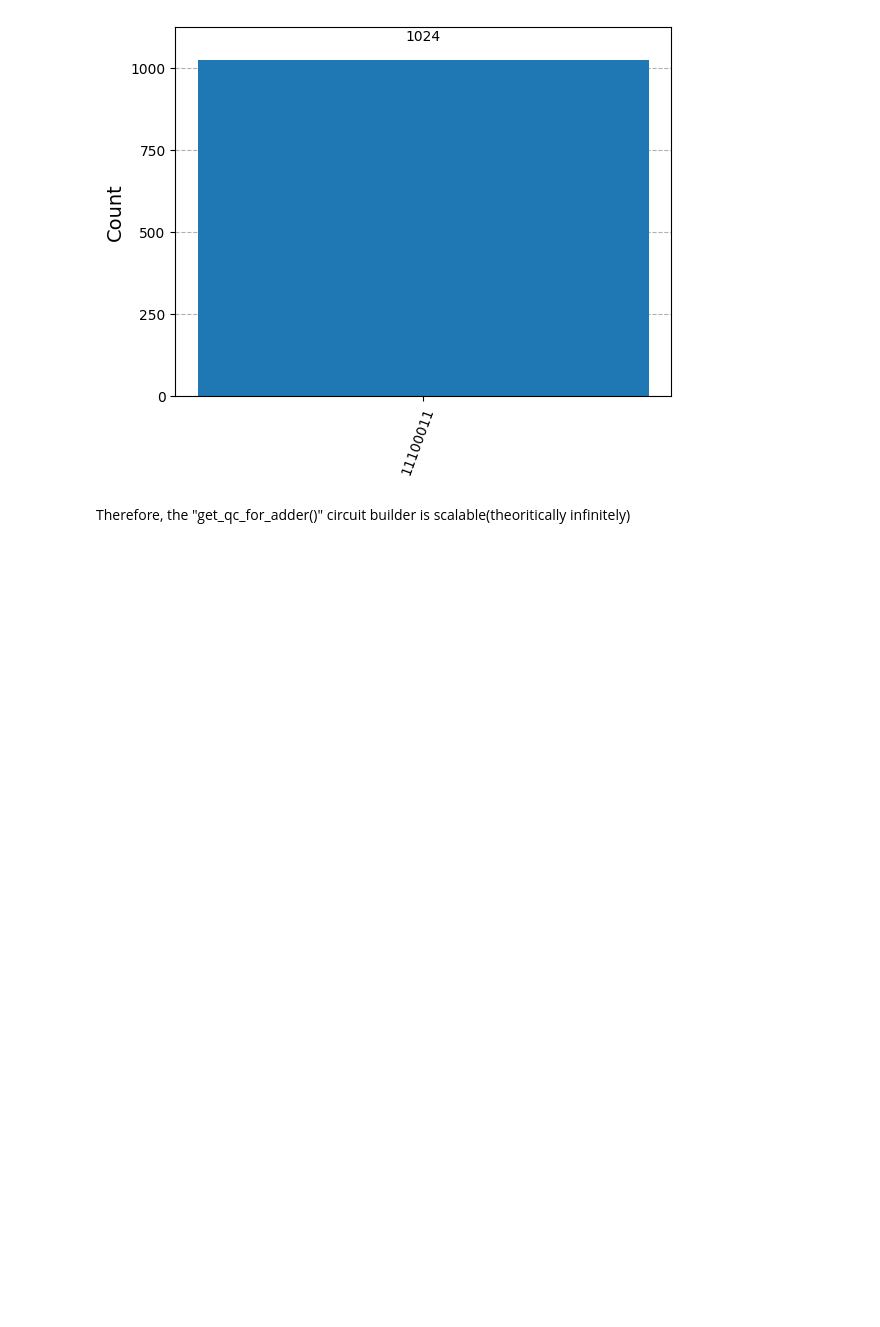
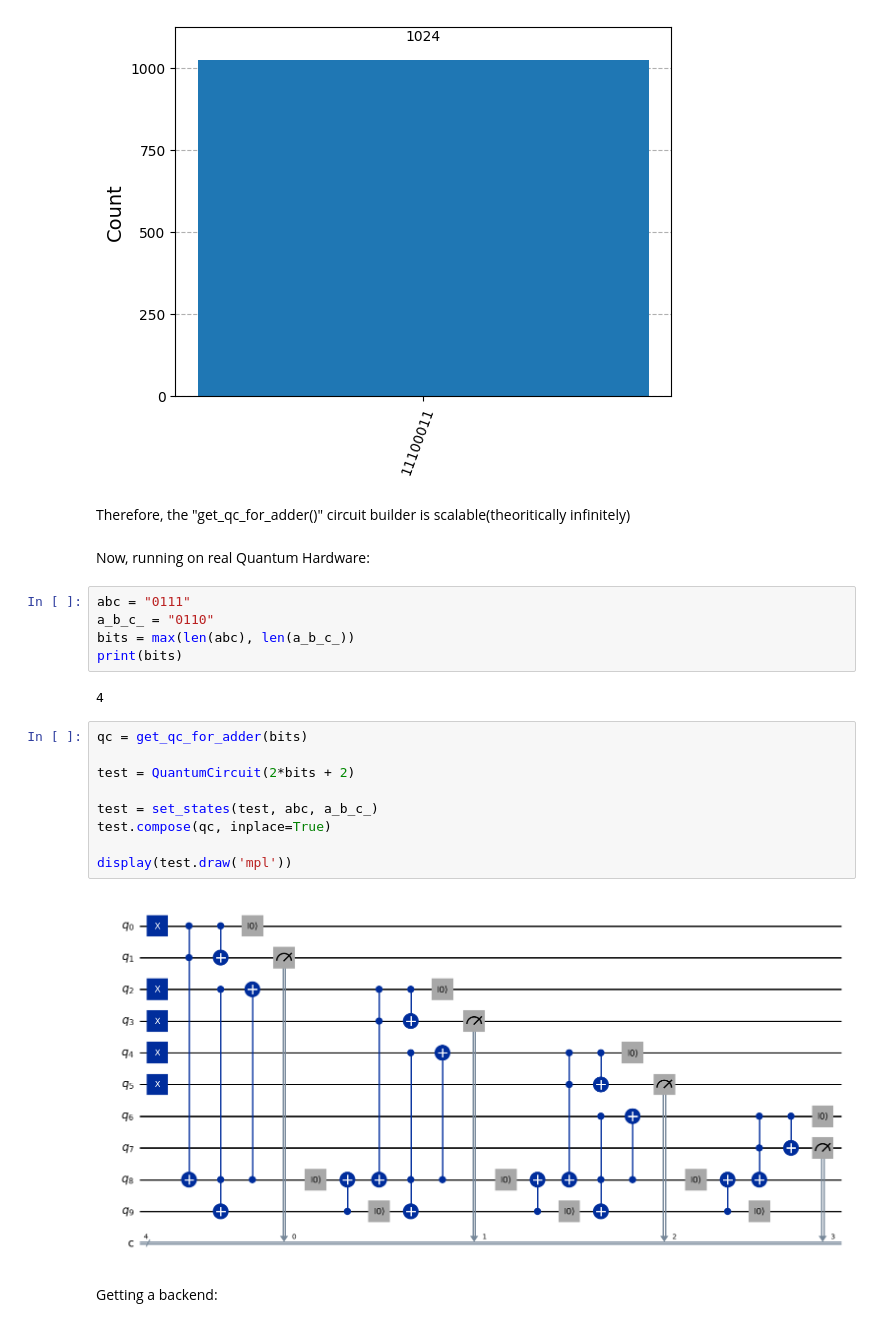
Before and after one commit to user-anto/Quantum-Projects-Personal, a Jupyter notebook: adder_circuit/adder.ipynb, the cells around one changed output. Drawn from its saved outputs; the diff is of its cells as text; blank space fills up the shorter version.

```diff
--- a/adder_circuit/adder.ipynb
+++ b/adder_circuit/adder.ipynb
@@ -166,3 +166,25 @@ display(plot_histogram(counts))
 [figure]
 # %% [markdown]
 Therefore, the "get_qc_for_adder()" circuit builder is scalable(theoritically infinitely)
+# %% [markdown]
+Now, running on real Quantum Hardware:
+# %%
+abc = "0111"
+a_b_c_ = "0110"
+bits = max(len(abc), len(a_b_c_))
+print(bits)
+# %% [output]
+4
+# %%
+qc = get_qc_for_adder(bits)
+
+test = QuantumCircuit(2*bits + 2)
+
+test = set_states(test, abc, a_b_c_)
+test.compose(qc, inplace=True)
+
+display(test.draw('mpl'))
+# %% [output]
+[figure, added]
+# %% [markdown]
+Getting a backend:
```
Also changed, not shown: parts of 5 cells of this notebook.
